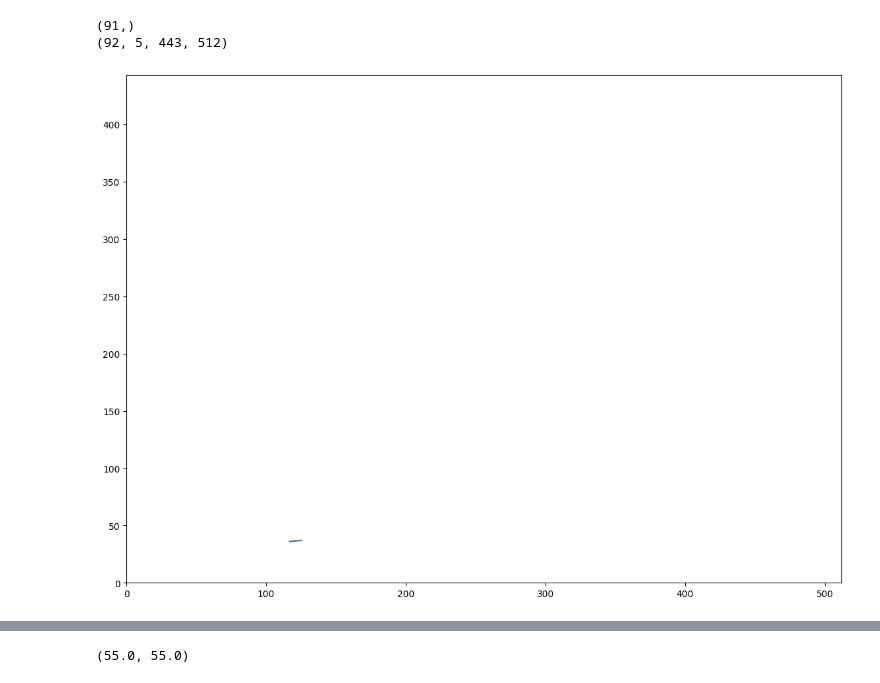
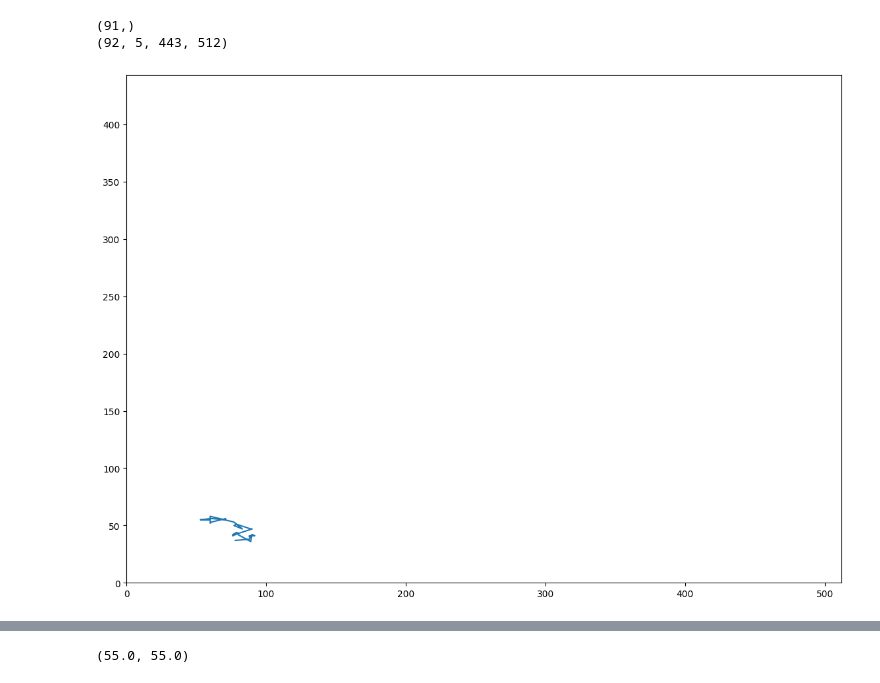
Before and after one commit to KlausYserentant/DLMBL_celltracking, a Jupyter notebook: Linear_assignment.ipynb, the cells around one changed output, grey strips where cells are left out. Saved outputs shown, nothing was run; the diff lists cells and outputs as text; code cells hidden in the pictures.

```diff
--- a/Linear_assignment.ipynb
+++ b/Linear_assignment.ipynb
@@ -550,24 +532,24 @@ print(bm_tracks.shape)
 # %%
 test = np.array(centroid_info)
 
 startt = np.min(test[:,1, ...]);
 endt = np.max(test[:,1,...]);
 
-cell = 3
+cell = 1
 
 inds = np.where(test[:,0] == cell)
 
 times = test[inds, 1]
 xposits = test[inds,2]
 yposits = test[inds,3]
 #for i in range(startt, endt):
 
 plt.plot(xposits[0], yposits[0])
 plt.xlim([0,512])
 plt.ylim([0,443])
 plt.show()
 # %% [output]
-[figure, old version]
+[figure, new version]
 # %%
 # x = np.where(bm_tracks[0,0, ...] == 1)
 #plt.imshow(bm_tracks[0,0,x[0],x[1]])
```
Also changed, not shown: parts of 4 cells of this notebook, 20 other files.
